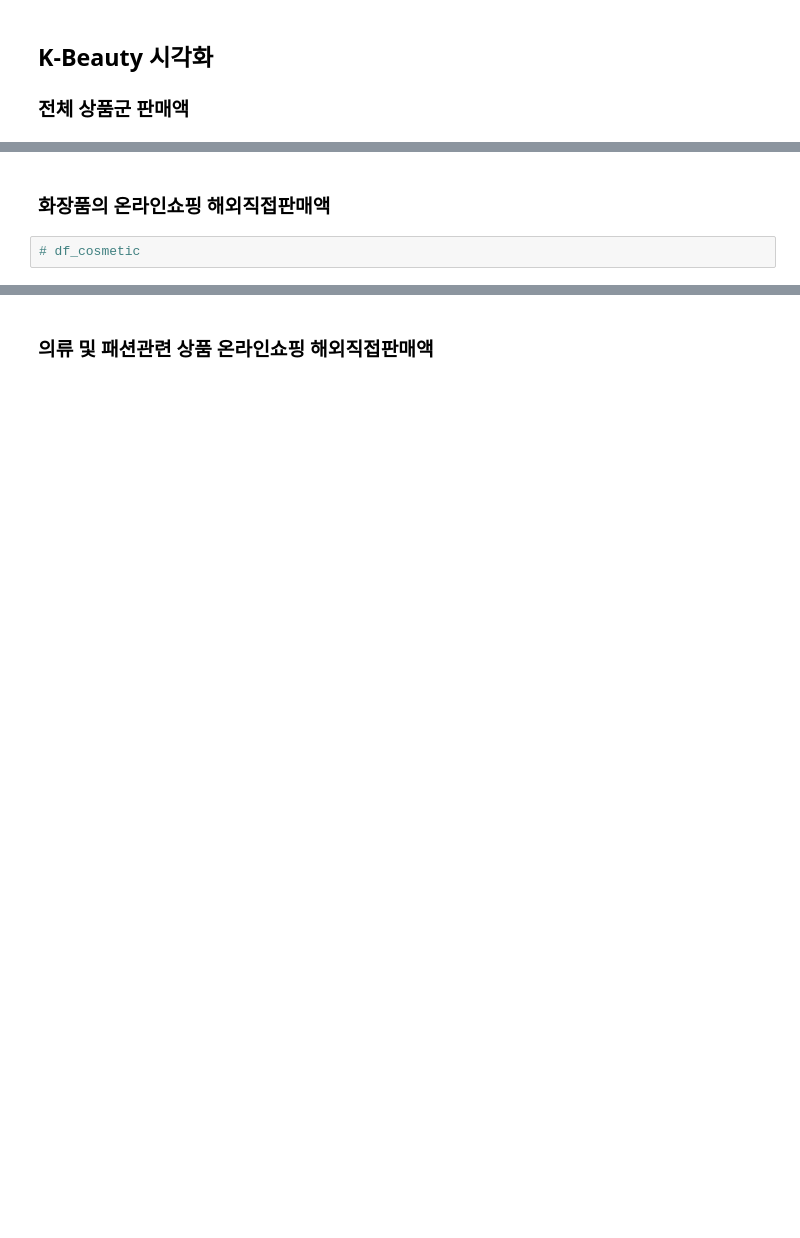
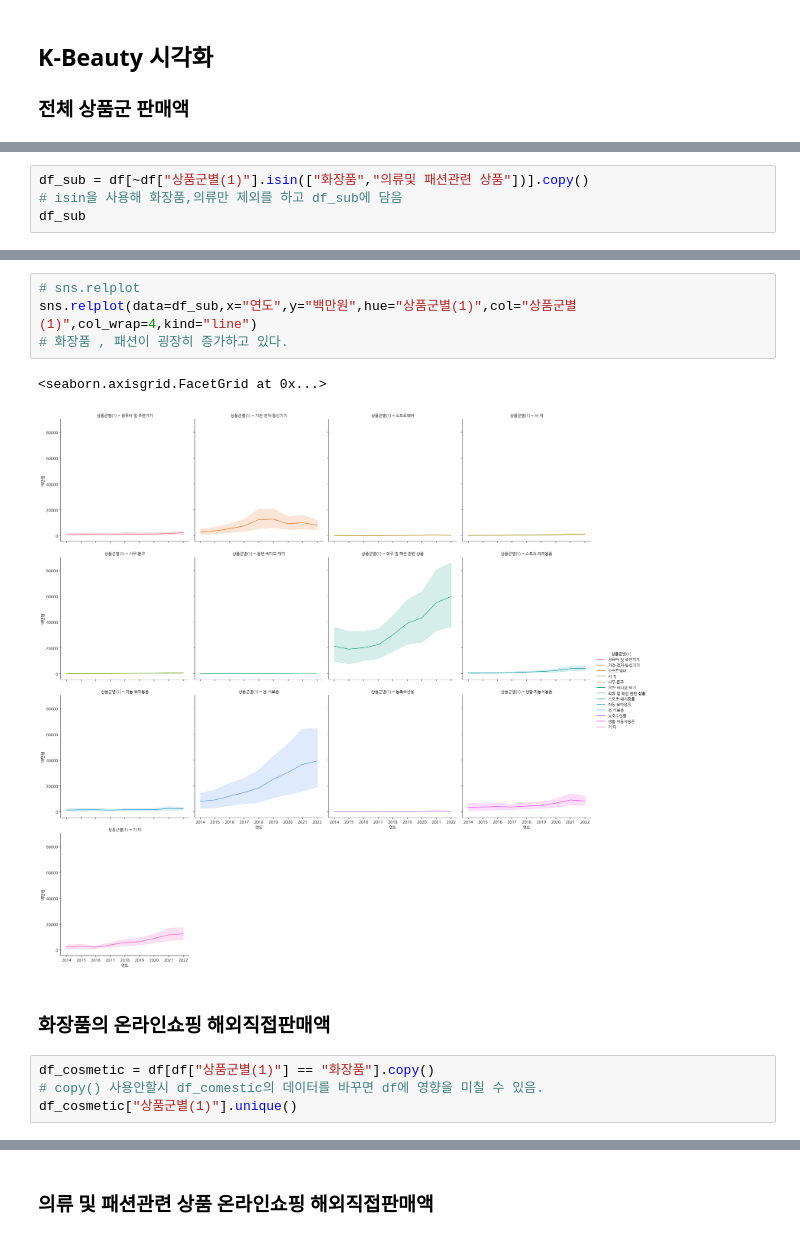
Before and after one commit to jxxngho/boostcourse-ds-510, a Jupyter notebook: K-beauty 온라인 판매분석/k_beauty_oversea_online_sale_input.ipynb, the cells around one changed output, grey strips where cells are left out. Drawn from its saved outputs; the diff is of its cells as text; blank space fills up the shorter version.

```diff
--- a/K-beauty 온라인 판매분석/k_beauty_oversea_online_sale_input.ipynb
+++ b/K-beauty 온라인 판매분석/k_beauty_oversea_online_sale_input.ipynb
@@ -224,0 +241,4 @@ plt.figure(figsize=(15, 4))
+# %%
+df_sub = df[~df["상품군별(1)"].isin(["화장품","의류및 패션관련 상품"])].copy()
+# isin을 사용해 화장품,의류만 제외를 하고 df_sub에 담음
+df_sub
@@ -225,4 +259,13 @@ plt.figure(figsize=(15, 4))
+# %%
+# sns.relplot
+sns.relplot(data=df_sub,x="연도",y="백만원",hue="상품군별(1)",col="상품군별(1)",col_wrap=4,kind="line")
+# 화장품 , 패션이 굉장히 증가하고 있다.
+# %% [output]
+<seaborn.axisgrid.FacetGrid at 0x...>
+[figure, added]
 # %% [markdown]
 ### 화장품의 온라인쇼핑 해외직접판매액
-# %%
-# df_cosmetic
+# %%
+df_cosmetic = df[df["상품군별(1)"] == "화장품"].copy()
+# copy() 사용안할시 df_comestic의 데이터를 바꾸면 df에 영향을 미칠 수 있음.
+df_cosmetic["상품군별(1)"].unique()
```
Also changed, not shown: parts of 29 cells of this notebook.
